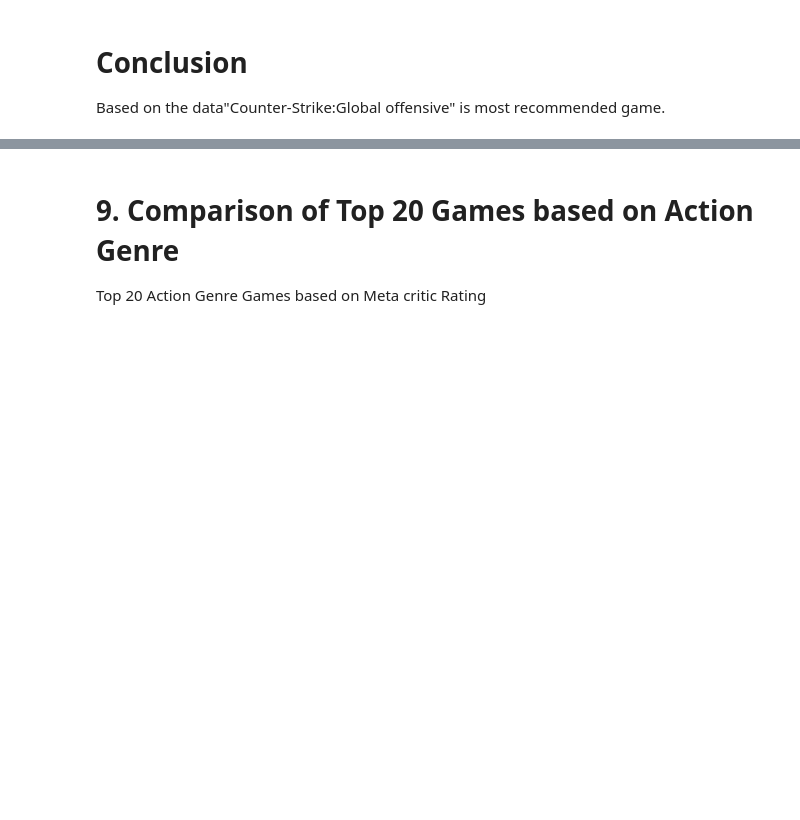
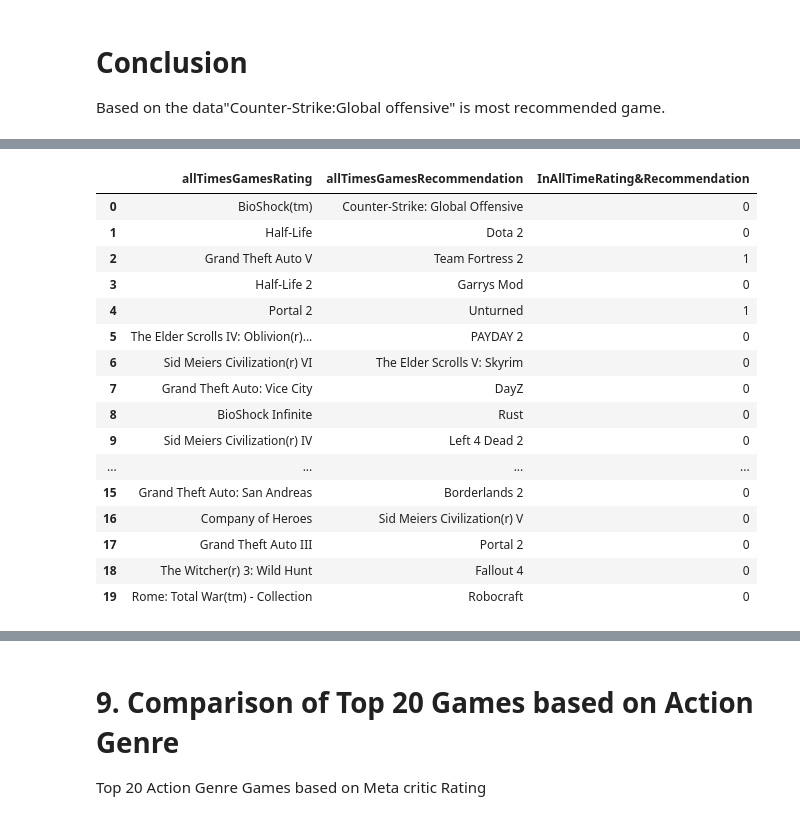
Before and after one commit to nardyjh/Project1-Group7, a Jupyter notebook: project1_Group7_game.ipynb, the cells around one changed output, grey strips where cells are left out. Drawn from its saved outputs; the diff is of its cells as text; code cells hidden in the pictures; blank space fills up the shorter version.

```diff
--- a/project1_Group7_game.ipynb
+++ b/project1_Group7_game.ipynb
@@ -1125,0 +1128,3 @@ Based on the data"Counter-Strike:Global offensive" is most recommended game.
+# %%
+Games_all_Top20=pd.DataFrame({"allTimesGamesRating":Top20_M["GameName"],
+                          "allTimesGamesRecommendation":R_Top20_R["GameName"]})
@@ -1125,0 +1140,24 @@ Based on the data"Counter-Strike:Global offensive" is most recommended game.
+# %%
+# Check if All times Games Metacritic Rated Games are also all Times Recommended Games
+Games_all_Top20["InAllTimeRating&Recommendation"]=Games_all_Top20["allTimesGamesRating"].isin(Games_all_Top20["allTimesGamesRecommendation"]).astype(int)
+# %%
+#Get the output column
+Games_all_Top20.head(20)
+# %% [output]
+|  | allTimesGamesRating | allTimesGamesRecommendation | InAllTimeRating&Recommendation |
+| 0 | BioShock(tm) | Counter-Strike: Global Offensive | 0 |
+| 1 | Half-Life | Dota 2 | 0 |
+| 2 | Grand Theft Auto V | Team Fortress 2 | 1 |
+| 3 | Half-Life 2 | Garrys Mod | 0 |
+| 4 | Portal 2 | Unturned | 1 |
+| 5 | The Elder Scrolls IV: Oblivion(r)... | PAYDAY 2 | 0 |
+| 6 | Sid Meiers Civilization(r) VI | The Elder Scrolls V: Skyrim | 0 |
+| 7 | Grand Theft Auto: Vice City | DayZ | 0 |
+| 8 | BioShock Infinite | Rust | 0 |
+| 9 | Sid Meiers Civilization(r) IV | Left 4 Dead 2 | 0 |
+| ... | ... | ... | ... |
+| 15 | Grand Theft Auto: San Andreas | Borderlands 2 | 0 |
+| 16 | Company of Heroes | Sid Meiers Civilization(r) V | 0 |
+| 17 | Grand Theft Auto III | Portal 2 | 0 |
+| 18 | The Witcher(r) 3: Wild Hunt | Fallout 4 | 0 |
+| 19 | Rome: Total War(tm) - Collection | Robocraft | 0 |
```
Also changed, not shown: parts of 16 cells of this notebook.
